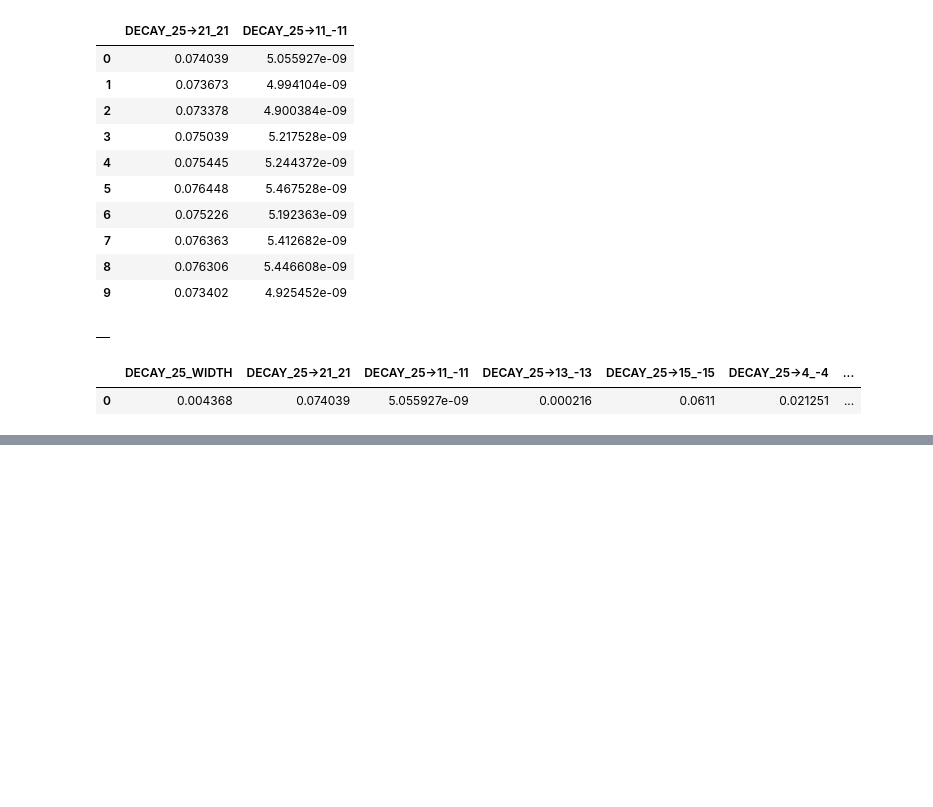
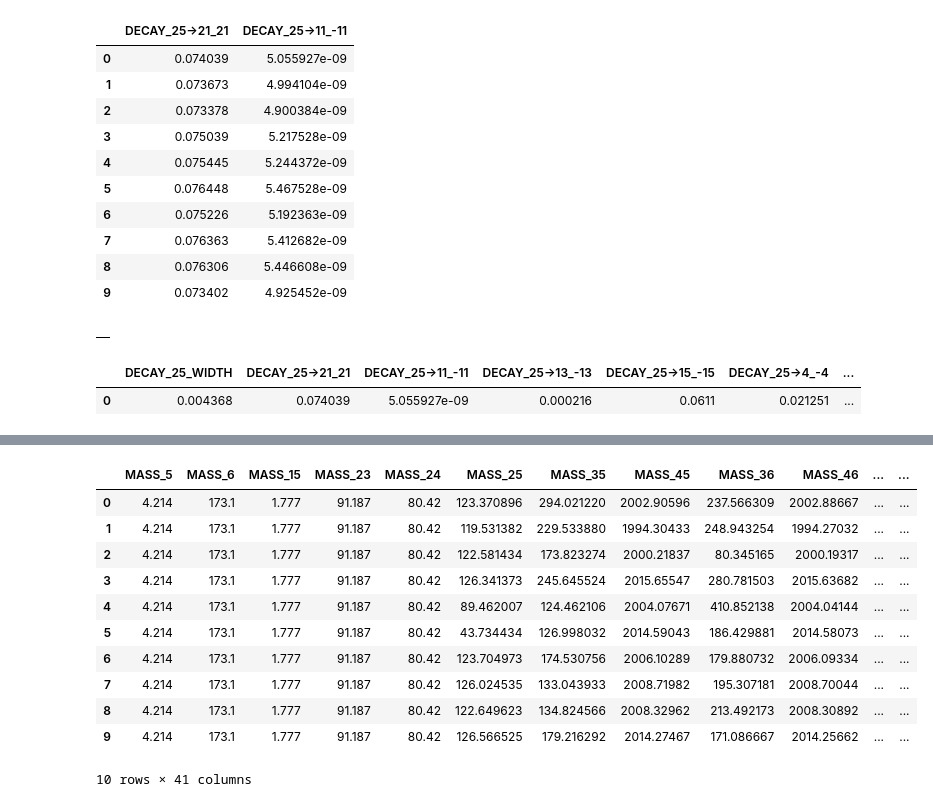
Before and after one commit to vooum/ScanCraft, a Jupyter notebook: ScanCraft/laboratory/try_pandas.ipynb, the cells around one changed output, grey strips where cells are left out. Saved outputs shown, nothing was run; the diff lists cells and outputs as text; code cells hidden in the pictures; blank space fills up the shorter version.

Commit message:
Spectrum to Pandas.DataFrame ready

```diff
--- a/ScanCraft/laboratory/try_pandas.ipynb
+++ b/ScanCraft/laboratory/try_pandas.ipynb
@@ -76,0 +79,2 @@ DF.append(spec,ignore_index=True)
+# %%
+spec=PandasSpectrum(spec_list[0]['spectr'],index=1)
@@ -76,0 +110,3 @@ DF.append(spec,ignore_index=True)
+# %%
+pathes=[spec['spectr'] for spec in spec_list[:10]]
+pathes
@@ -76,0 +124,17 @@ DF.append(spec,ignore_index=True)
+# %%
+spec=PandasSpectrum(pathes,index=['MASS',('EXTPAR',3)] )
+# %%
+spec
+# %% [output]
+|  | MASS_5 | MASS_6 | MASS_15 | MASS_23 | MASS_24 | MASS_25 | MASS_35 | MASS_45 | MASS_36 | MASS_46 | ... | ... |
+| 0 | 4.214 | 173.1 | 1.777 | 91.187 | 80.42 | 123.370896 | 294.021220 | 2002.90596 | 237.566309 | 2002.88667 | ... | ... |
+| 1 | 4.214 | 173.1 | 1.777 | 91.187 | 80.42 | 119.531382 | 229.533880 | 1994.30433 | 248.943254 | 1994.27032 | ... | ... |
+| 2 | 4.214 | 173.1 | 1.777 | 91.187 | 80.42 | 122.581434 | 173.823274 | 2000.21837 | 80.345165 | 2000.19317 | ... | ... |
+| 3 | 4.214 | 173.1 | 1.777 | 91.187 | 80.42 | 126.341373 | 245.645524 | 2015.65547 | 280.781503 | 2015.63682 | ... | ... |
+| 4 | 4.214 | 173.1 | 1.777 | 91.187 | 80.42 | 89.462007 | 124.462106 | 2004.07671 | 410.852138 | 2004.04144 | ... | ... |
+| 5 | 4.214 | 173.1 | 1.777 | 91.187 | 80.42 | 43.734434 | 126.998032 | 2014.59043 | 186.429881 | 2014.58073 | ... | ... |
+| 6 | 4.214 | 173.1 | 1.777 | 91.187 | 80.42 | 123.704973 | 174.530756 | 2006.10289 | 179.880732 | 2006.09334 | ... | ... |
+| 7 | 4.214 | 173.1 | 1.777 | 91.187 | 80.42 | 126.024535 | 133.043933 | 2008.71982 | 195.307181 | 2008.70044 | ... | ... |
+| 8 | 4.214 | 173.1 | 1.777 | 91.187 | 80.42 | 122.649623 | 134.824566 | 2008.32962 | 213.492173 | 2008.30892 | ... | ... |
+| 9 | 4.214 | 173.1 | 1.777 | 91.187 | 80.42 | 126.566525 | 179.216292 | 2014.27467 | 171.086667 | 2014.25662 | ... | ... |
+10 rows × 41 columns
```
Also changed, not shown: parts of 7 cells of this notebook, 4 other files.
